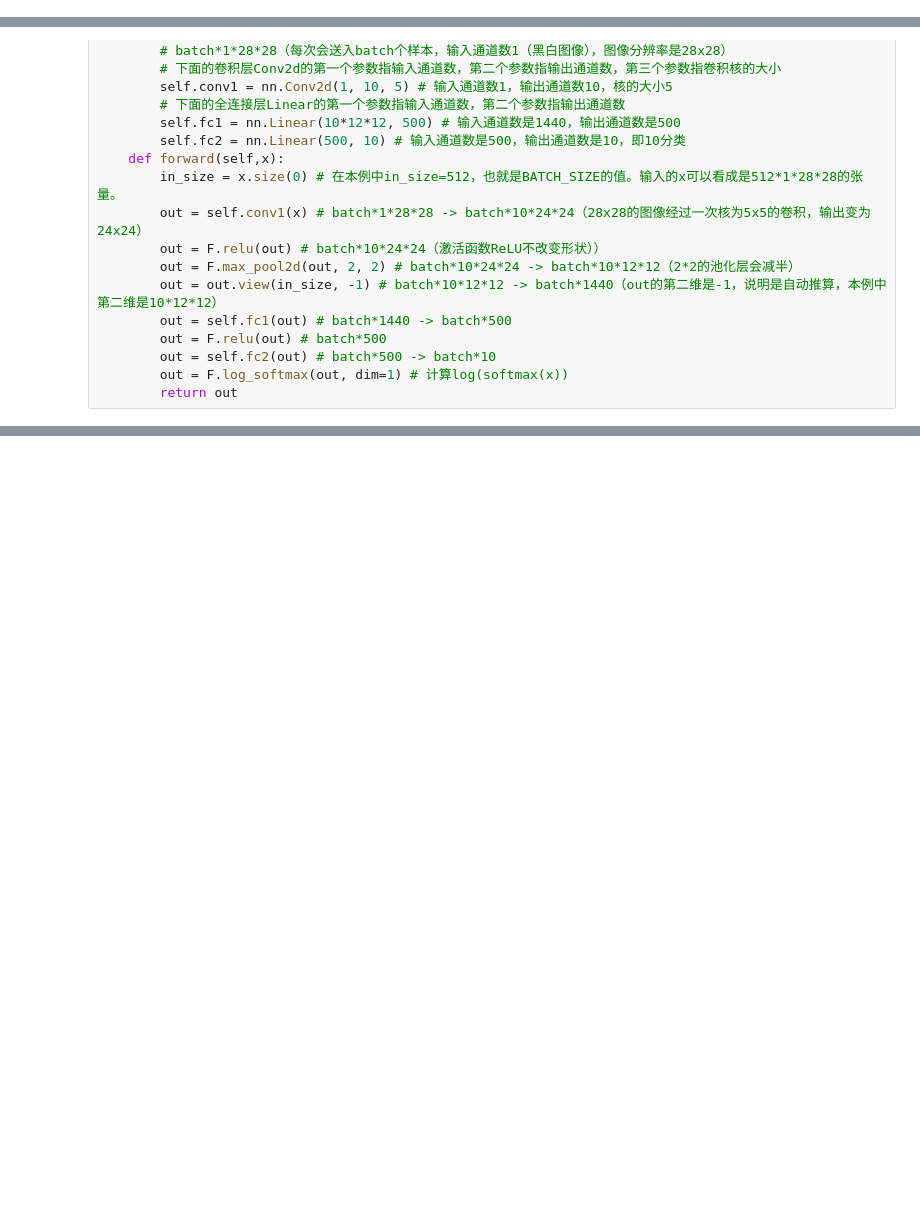
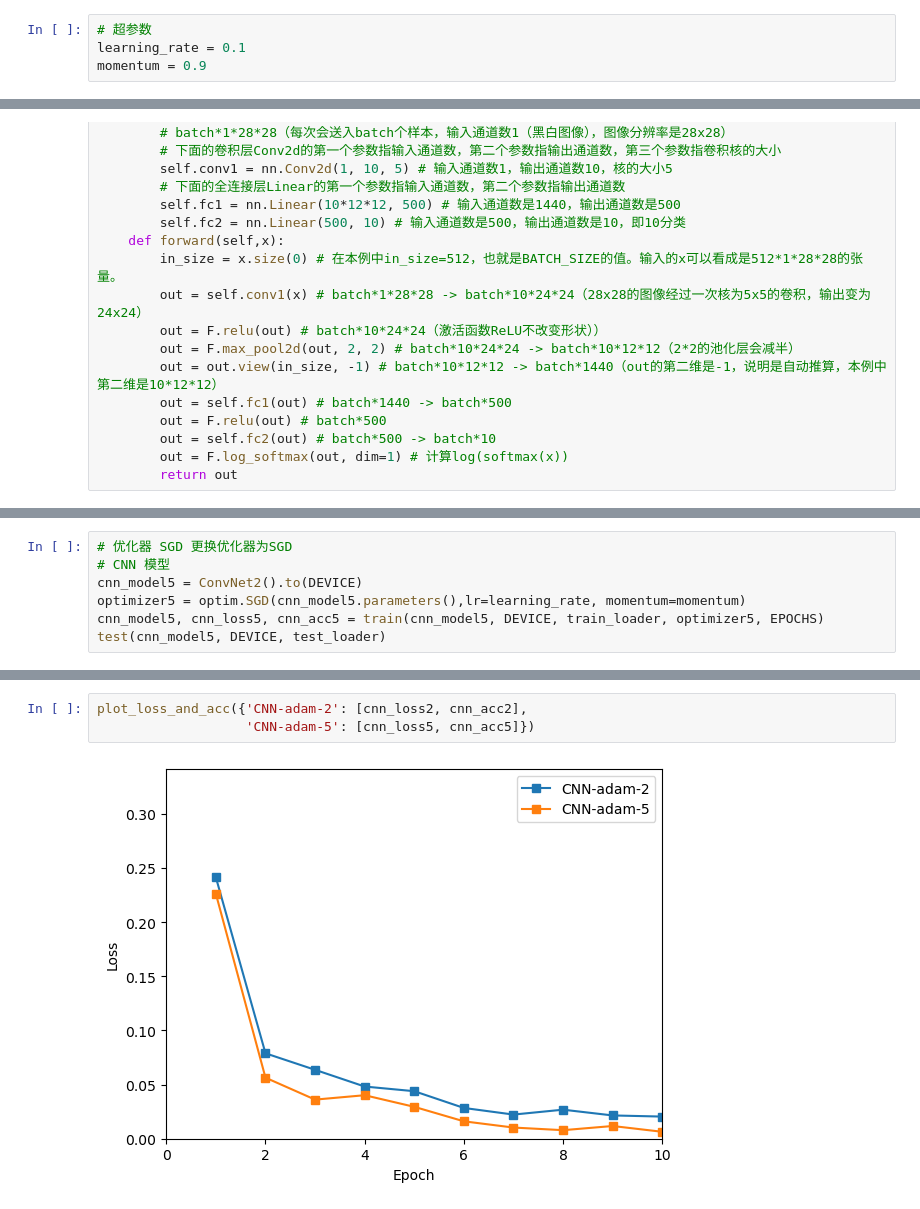
Before and after one commit to saai/DL-study, a Jupyter notebook: dl-hw3/cnn-test.ipynb, the cells around one changed output, grey strips where cells are left out. Cells and saved outputs as stored; diff of their text form; blank space fills up the shorter version.

```diff
--- a/dl-hw3/cnn-test.ipynb
+++ b/dl-hw3/cnn-test.ipynb
@@ -185,3 +185,7 @@ plot_loss_and_acc({'CNN-adam': [cnn_loss, cnn_acc],
+# %%
+# 超参数
+learning_rate = 0.1
+momentum = 0.9
 # %%
 # 一个卷积层，一个pooling，两个全连接层
 class ConvNet2(nn.Module):
@@ -258,0 +344,7 @@ class ConvNet2(nn.Module):
+# %%
+# 优化器 SGD 更换优化器为SGD
+# CNN 模型
+cnn_model5 = ConvNet2().to(DEVICE)
+optimizer5 = optim.SGD(cnn_model5.parameters(),lr=learning_rate, momentum=momentum)
+cnn_model5, cnn_loss5, cnn_acc5 = train(cnn_model5, DEVICE, train_loader, optimizer5, EPOCHS)
+test(cnn_model5, DEVICE, test_loader)
@@ -258,0 +369,5 @@ class ConvNet2(nn.Module):
+# %%
+plot_loss_and_acc({'CNN-adam-2': [cnn_loss2, cnn_acc2],
+                   'CNN-adam-5': [cnn_loss5, cnn_acc5]})
+# %% [output]
+[figure, added]
```
Also changed, not shown: parts of 13 cells of this notebook.
